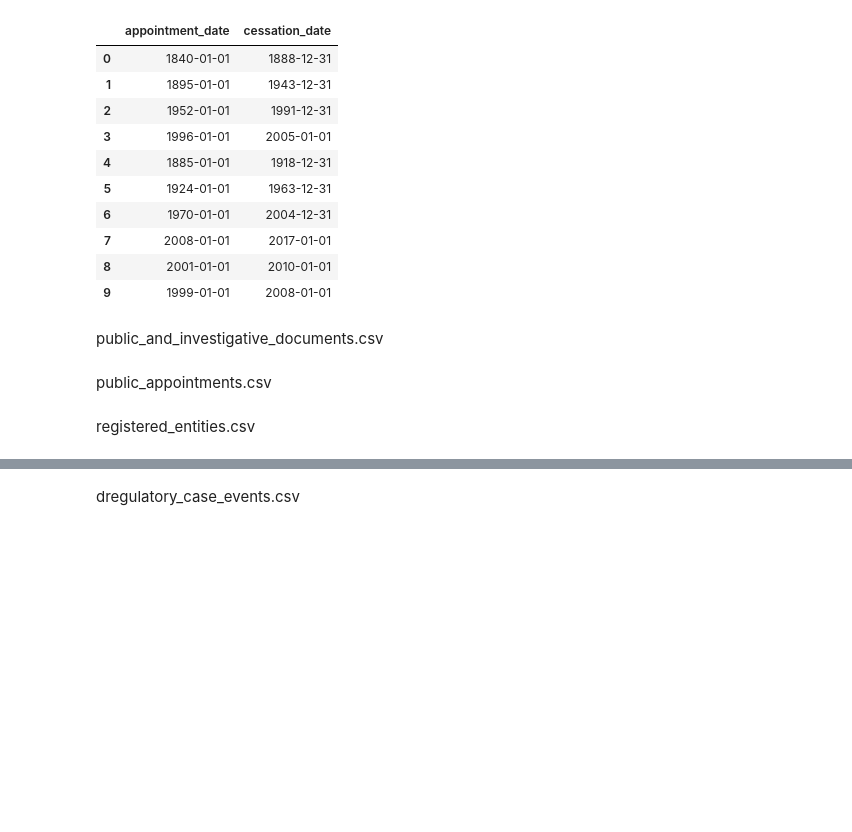
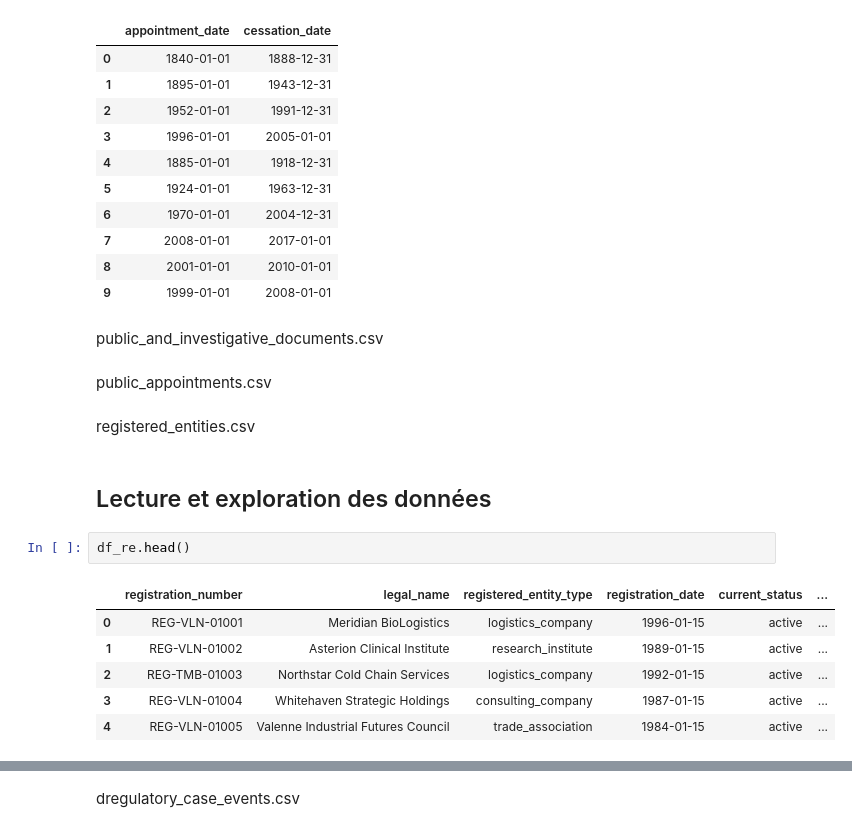
Before and after one commit to Sheik-info/20262027-UE-DataMining-Project, a Jupyter notebook: Base_notebook_to_complete.ipynb, the cells around one changed output, grey strips where cells are left out. Cells and saved outputs as stored; diff of their text form; blank space fills up the shorter version.

```diff
--- a/Base_notebook_to_complete.ipynb
+++ b/Base_notebook_to_complete.ipynb
@@ -1091,3 +1091,14 @@ public_and_investigative_documents.csv
 public_appointments.csv
 # %% [markdown]
 registered_entities.csv
+# %% [markdown]
+## Lecture et exploration des données
+# %%
+df_re.head()
+# %% [output]
+|  | registration_number | legal_name | registered_entity_type | registration_date | current_status | ... |
+| 0 | REG-VLN-01001 | Meridian BioLogistics | logistics_company | 1996-01-15 | active | ... |
+| 1 | REG-VLN-01002 | Asterion Clinical Institute | research_institute | 1989-01-15 | active | ... |
+| 2 | REG-TMB-01003 | Northstar Cold Chain Services | logistics_company | 1992-01-15 | active | ... |
+| 3 | REG-VLN-01004 | Whitehaven Strategic Holdings | consulting_company | 1987-01-15 | active | ... |
+| 4 | REG-VLN-01005 | Valenne Industrial Futures Council | trade_association | 1984-01-15 | active | ... |
```
Also changed, not shown: parts of 9 cells of this notebook.
